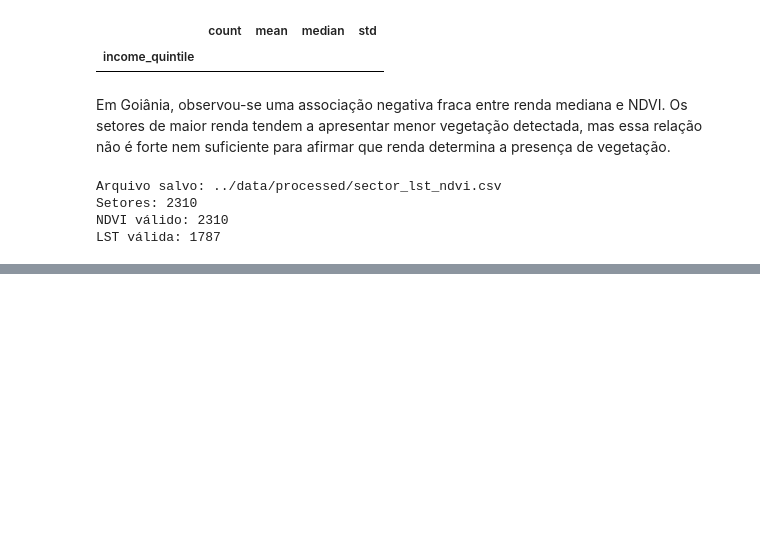
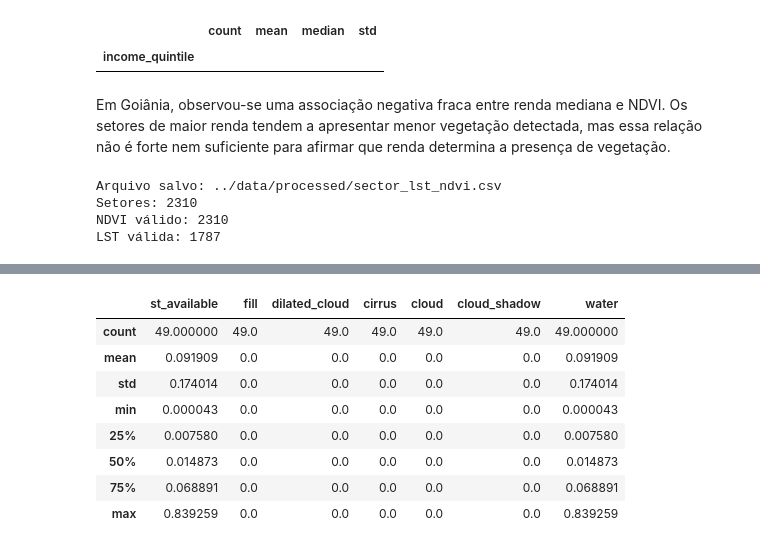
Before and after one commit to HannahGrecco/goiania-thermal-justice, a Jupyter notebook: notebooks/02_earth_engine.ipynb, the cells around one changed output, grey strips where cells are left out. Saved outputs shown, nothing was run; the diff lists cells and outputs as text; code cells hidden in the pictures; blank space fills up the shorter version.

```diff
--- a/notebooks/02_earth_engine.ipynb
+++ b/notebooks/02_earth_engine.ipynb
@@ -623,0 +785,90 @@ LST válida: 1787
+# %%
+removed_sectors = thermal_diagnostic_gdf[
+    thermal_diagnostic_gdf["diagnostic_group"] == "removed_by_mask"
+].copy()
+
+removed_sector_fc = geemap.gdf_to_ee(
+    removed_sectors[["sector_id", "geometry"]]
+)
+
+
+def count_mask_bits(image):
+    qa = image.select("QA_PIXEL")
+    st_available = image.select("ST_B10").mask().gt(0)
+
+    return ee.Image.cat([
+        st_available.unmask(0).rename("st_available"),
+
+        st_available.And(
+            qa.bitwiseAnd(1 << 0).neq(0)
+        ).unmask(0).rename("fill"),
+
+        st_available.And(
+            qa.bitwiseAnd(1 << 1).neq(0)
+        ).unmask(0).rename("dilated_cloud"),
+
+        st_available.And(
+            qa.bitwiseAnd(1 << 2).neq(0)
+        ).unmask(0).rename("cirrus"),
+
+        st_available.And(
+            qa.bitwiseAnd(1 << 3).neq(0)
+        ).unmask(0).rename("cloud"),
+
+        st_available.And(
+            qa.bitwiseAnd(1 << 4).neq(0)
+        ).unmask(0).rename("cloud_shadow"),
+
+        st_available.And(
+            qa.bitwiseAnd(1 << 7).neq(0)
+        ).unmask(0).rename("water"),
+    ])
+
+
+mask_bit_collection = landsat_period.map(count_mask_bits)
+
+mask_bit_counts = mask_bit_collection.sum()
+
+
+def summarize_mask_bits(feature):
+    statistics = mask_bit_counts.reduceRegion(
+        reducer=ee.Reducer.mean(),
+        geometry=feature.geometry(),
+        scale=30,
+        maxPixels=1e8,
+        tileScale=4,
+    )
+
+    return feature.set(statistics)
+
+
+removed_mask_diagnostic = removed_sector_fc.map(
+    summarize_mask_bits
+)
+
+removed_mask_diagnostic_gdf = geemap.ee_to_gdf(
+    removed_mask_diagnostic
+)
+
+removed_mask_diagnostic_gdf[
+    [
+        "sector_id",
+        "st_available",
+        "fill",
+        "dilated_cloud",
+        "cirrus",
+        "cloud",
+        "cloud_shadow",
+        "water",
+    ]
+].describe()
+# %% [output]
+|  | st_available | fill | dilated_cloud | cirrus | cloud | cloud_shadow | water |
+| count | 49.000000 | 49.0 | 49.0 | 49.0 | 49.0 | 49.0 | 49.000000 |
+| mean | 0.091909 | 0.0 | 0.0 | 0.0 | 0.0 | 0.0 | 0.091909 |
+| std | 0.174014 | 0.0 | 0.0 | 0.0 | 0.0 | 0.0 | 0.174014 |
+| min | 0.000043 | 0.0 | 0.0 | 0.0 | 0.0 | 0.0 | 0.000043 |
+| 25% | 0.007580 | 0.0 | 0.0 | 0.0 | 0.0 | 0.0 | 0.007580 |
+| 50% | 0.014873 | 0.0 | 0.0 | 0.0 | 0.0 | 0.0 | 0.014873 |
+| 75% | 0.068891 | 0.0 | 0.0 | 0.0 | 0.0 | 0.0 | 0.068891 |
+| max | 0.839259 | 0.0 | 0.0 | 0.0 | 0.0 | 0.0 | 0.839259 |
```
Also changed, not shown: parts of 15 cells of this notebook, 1 other file.
